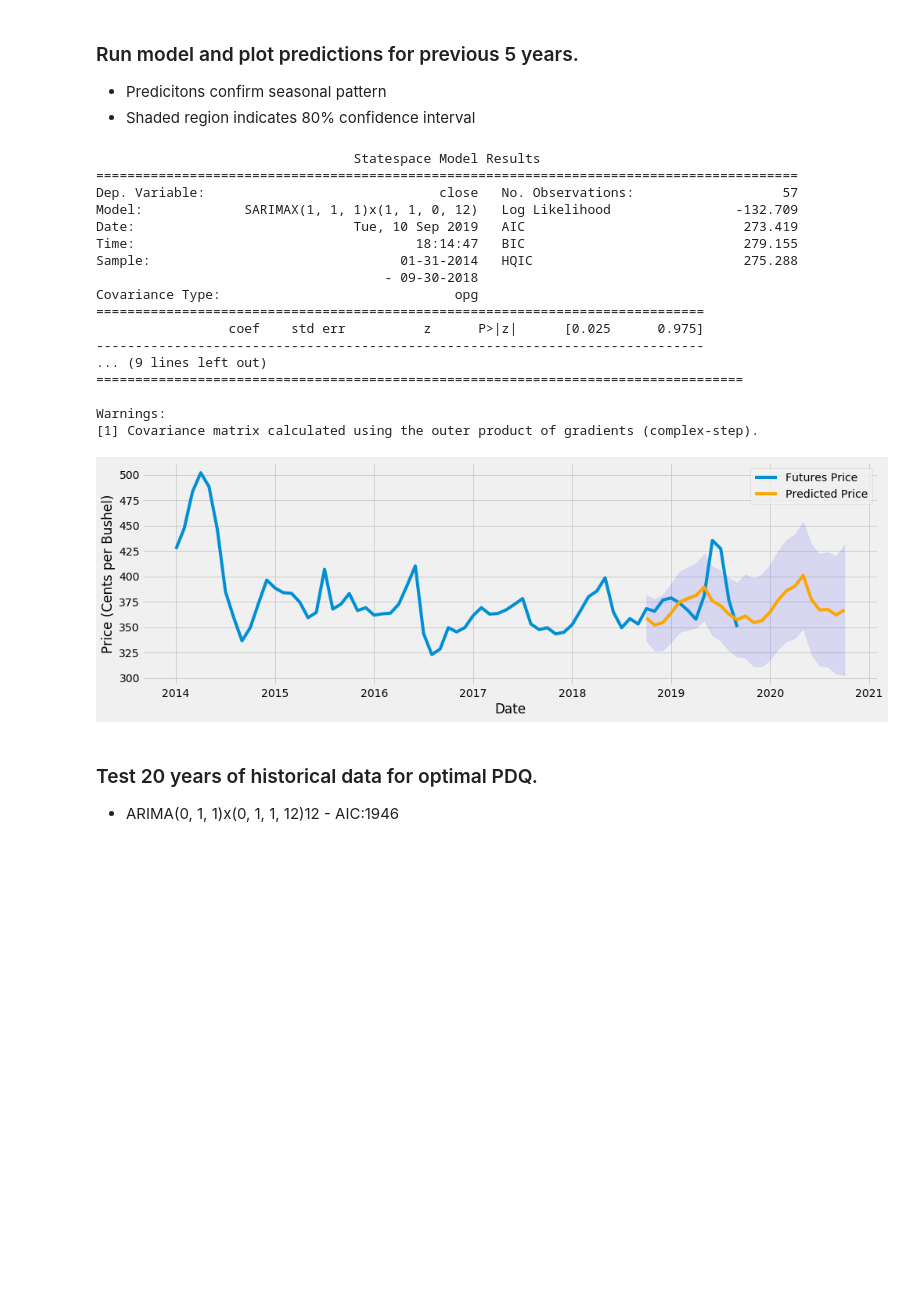
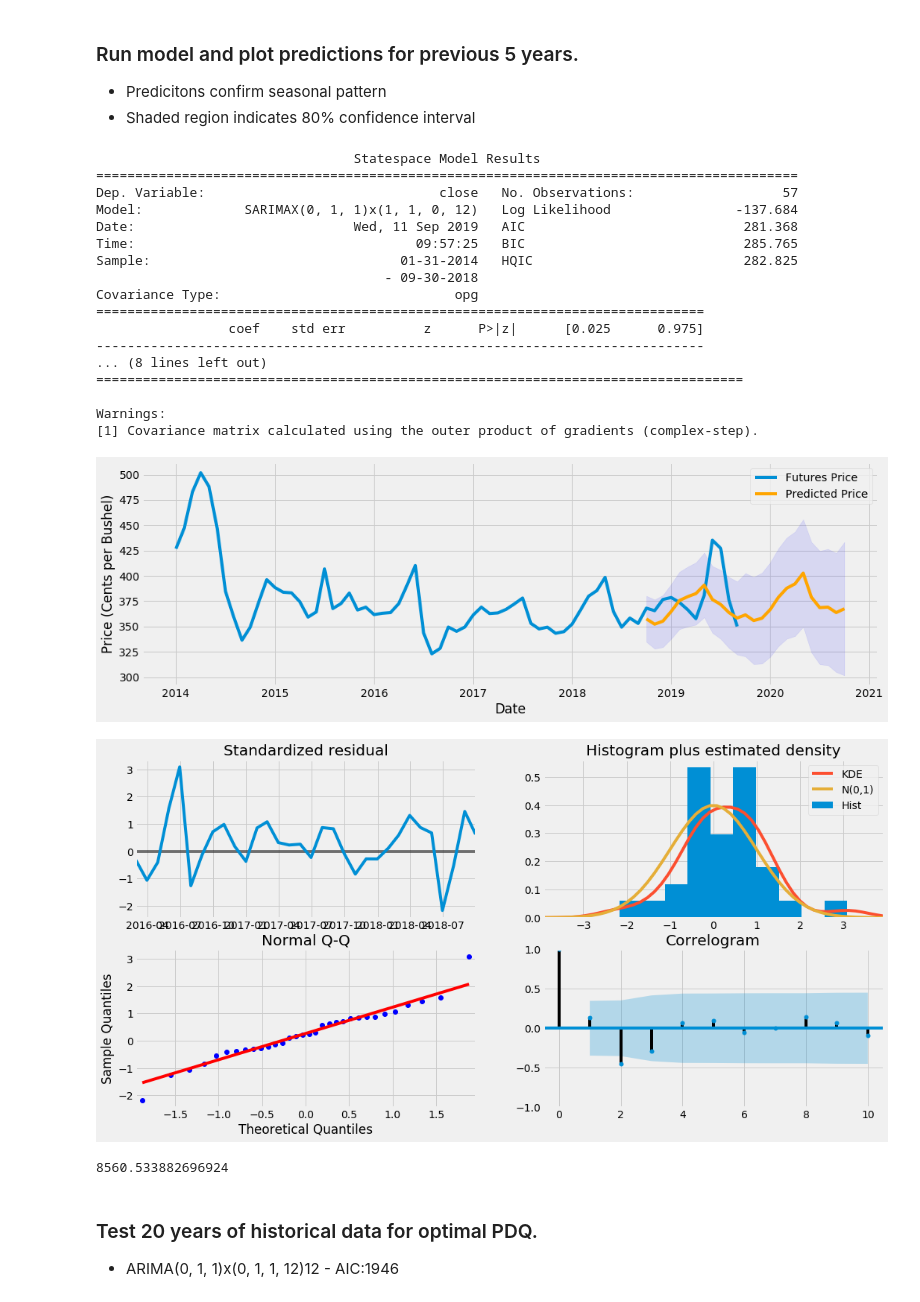
Before and after one commit to Pballer/futures_timeseries_analysis, a Jupyter notebook: Technical_Notebook_Futures_Analysis.ipynb, the cells around one changed output. Drawn from its saved outputs; the diff is of its cells as text; code cells hidden in the pictures; blank space fills up the shorter version.

```diff
--- a/Technical_Notebook_Futures_Analysis.ipynb
+++ b/Technical_Notebook_Futures_Analysis.ipynb
@@ -112,8 +131,8 @@ Name: 62, dtype: object
   - Predicitons confirm seasonal pattern
   - Shaded region indicates 80% confidence interval
 # %%
-res = sarimax_plot(corn_monthly,
-                   order=(1, 1, 1),
+res_5years = sarimax_plot(corn_monthly,
+                   order=(0, 1, 1),
                    trend='n',
                    seasonal_order=(1, 1, 0, 12),
                    train_delta=12,
@@ -125,18 +144,23 @@ res = sarimax_plot(corn_monthly,
                                  Statespace Model Results
 ==========================================================================================
 Dep. Variable:                              close   No. Observations:                   57
-Model:             SARIMAX(1, 1, 1)x(1, 1, 0, 12)   Log Likelihood                -132.709
-Date:                            Tue, 10 Sep 2019   AIC                            273.419
-Time:                                    18:14:47   BIC                            279.155
-Sample:                                01-31-2014   HQIC                           275.288
+Model:             SARIMAX(0, 1, 1)x(1, 1, 0, 12)   Log Likelihood                -137.684
+Date:                            Wed, 11 Sep 2019   AIC                            281.368
+Time:                                    09:57:25   BIC                            285.765
+Sample:                                01-31-2014   HQIC                           282.825
                                      - 09-30-2018
 Covariance Type:                              opg
 ==============================================================================
                  coef    std err          z      P>|z|      [0.025      0.975]
 ------------------------------------------------------------------------------
-... (9 lines left out)
+... (8 lines left out)
 ===================================================================================
 
 Warnings:
 [1] Covariance matrix calculated using the outer product of gradients (complex-step).
 [figure]
+# %%
+res_5years.plot_diagnostics(figsize=(16, 8))
+plt.show()
+# %% [output]
+[figure, added]
@@ -143,3 +171,7 @@ Warnings:
+# %%
+    ((prediction - actual)**2).sum()
+# %% [output]
+8560.533882696924
 # %% [markdown]
 ### Test 20 years of historical data for optimal PDQ.
   - ARIMA(0, 1, 1)x(0, 1, 1, 12)12 - AIC:1946
```
Also changed, not shown: parts of 8 cells of this notebook, 1 other file.
